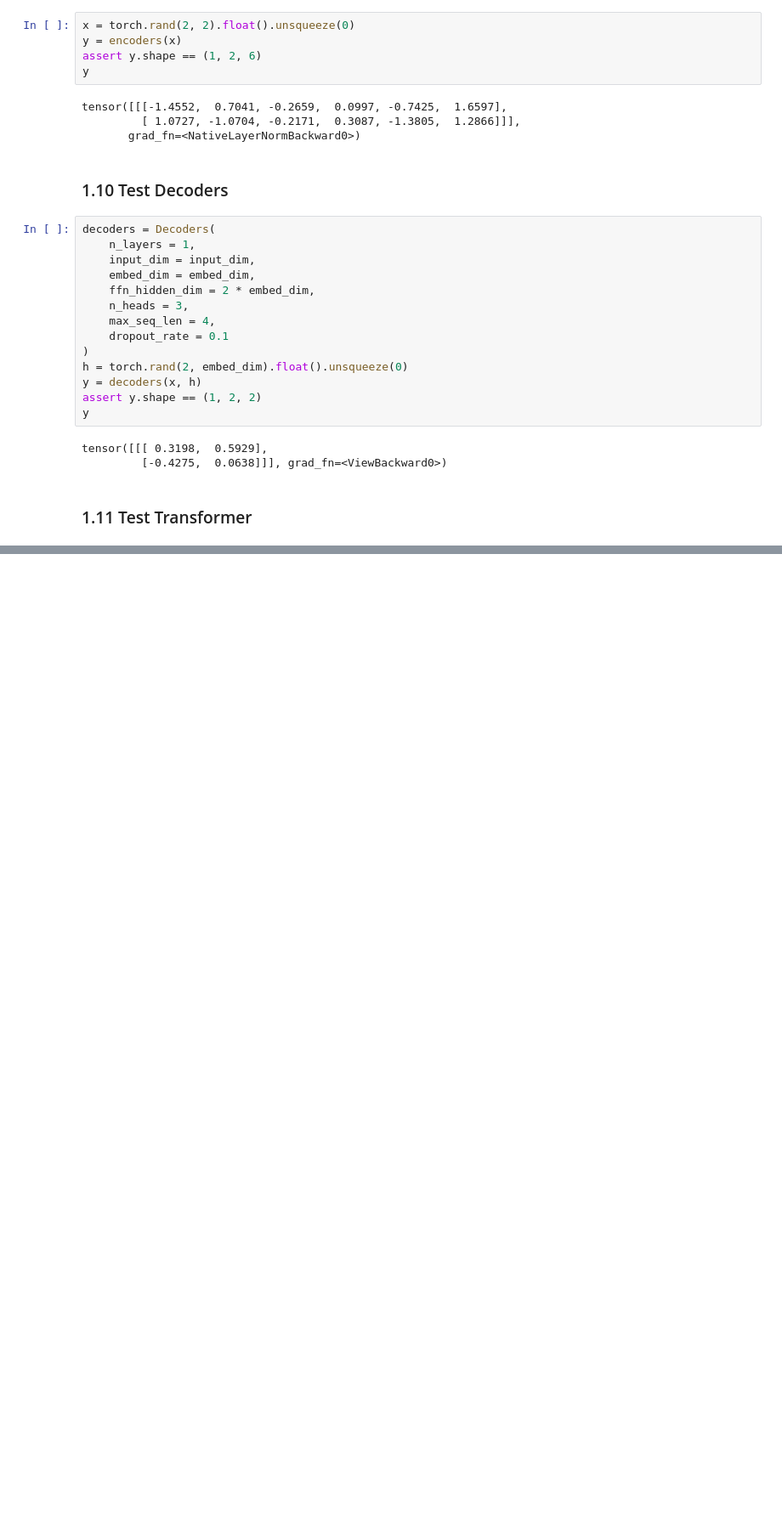
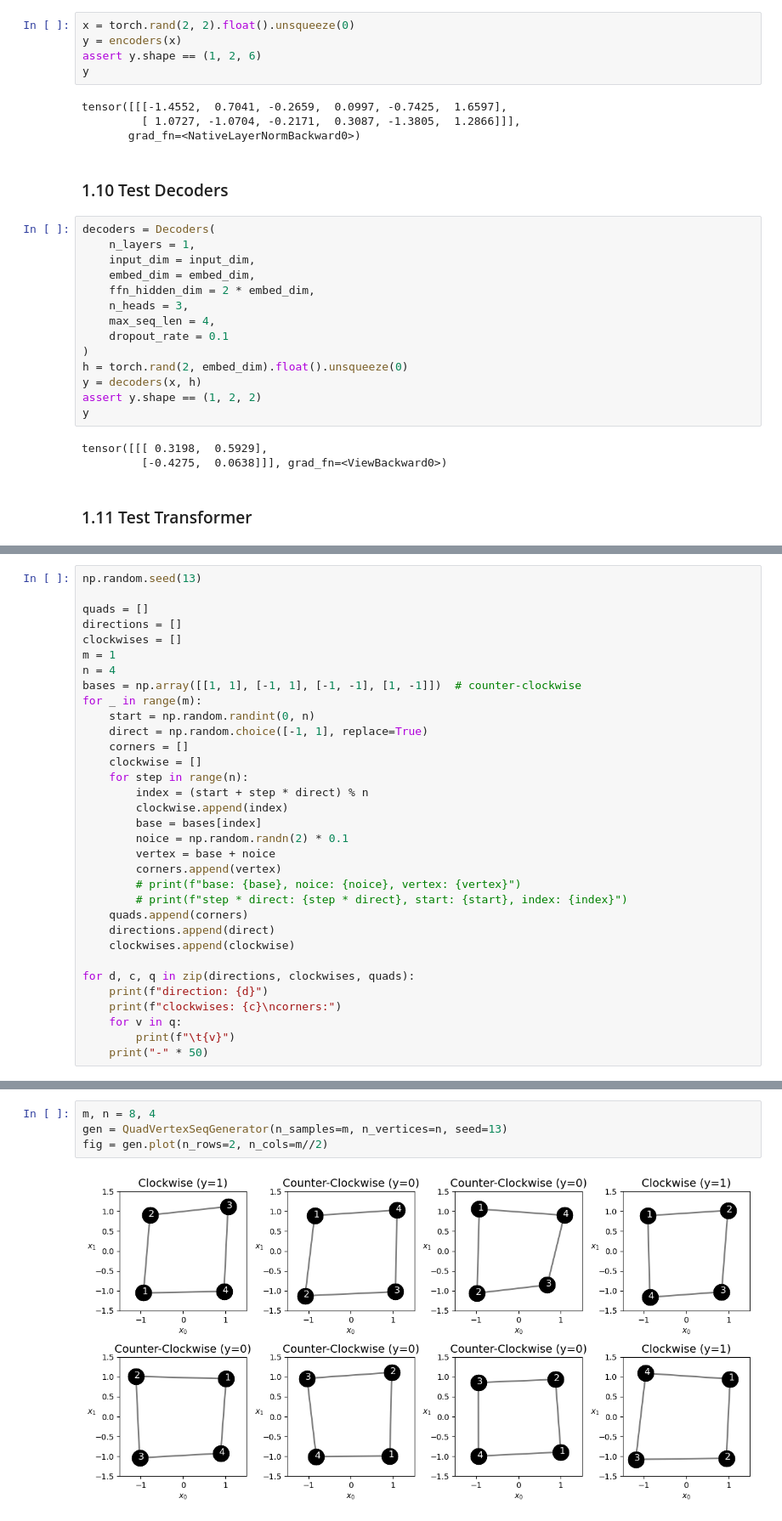
Before and after one commit to 0xf499d5/pytorch_step_by_step, a Jupyter notebook: abstracts/transformer.ipynb, the cells around one changed output, grey strips where cells are left out. Shown at 85% size. Saved outputs shown, nothing was run; the diff lists cells and outputs as text; blank space fills up the shorter version.

```diff
--- a/abstracts/transformer.ipynb
+++ b/abstracts/transformer.ipynb
@@ -196,0 +204,33 @@ tensor([[[ 0.3497,  0.3230],
+# %%
+np.random.seed(13)
+
+quads = []
+directions = []
+clockwises = []
+m = 1
+n = 4
+bases = np.array([[1, 1], [-1, 1], [-1, -1], [1, -1]])  # counter-clockwise
+for _ in range(m):
+    start = np.random.randint(0, n)
+    direct = np.random.choice([-1, 1], replace=True)
+    corners = []
+    clockwise = []
+    for step in range(n):
+        index = (start + step * direct) % n
+        clockwise.append(index)
+        base = bases[index]
+        noice = np.random.randn(2) * 0.1
+        vertex = base + noice
+        corners.append(vertex)
+        # print(f"base: {base}, noice: {noice}, vertex: {vertex}")
+        # print(f"step * direct: {step * direct}, start: {start}, index: {index}")
+    quads.append(corners)
+    directions.append(direct)
+    clockwises.append(clockwise)
+
+for d, c, q in zip(directions, clockwises, quads):
+    print(f"direction: {d}")
+    print(f"clockwises: {c}\ncorners:")
+    for v in q:
+        print(f"\t{v}")
+    print("-" * 50)
@@ -196,0 +302,6 @@ tensor([[[ 0.3497,  0.3230],
+# %%
+m, n = 8, 4
+gen = QuadVertexSeqGenerator(n_samples=m, n_vertices=n, seed=13)
+fig = gen.plot(n_rows=2, n_cols=m//2)
+# %% [output]
+[figure, added]
```
Also changed, not shown: parts of 37 cells of this notebook, 1 other file.
